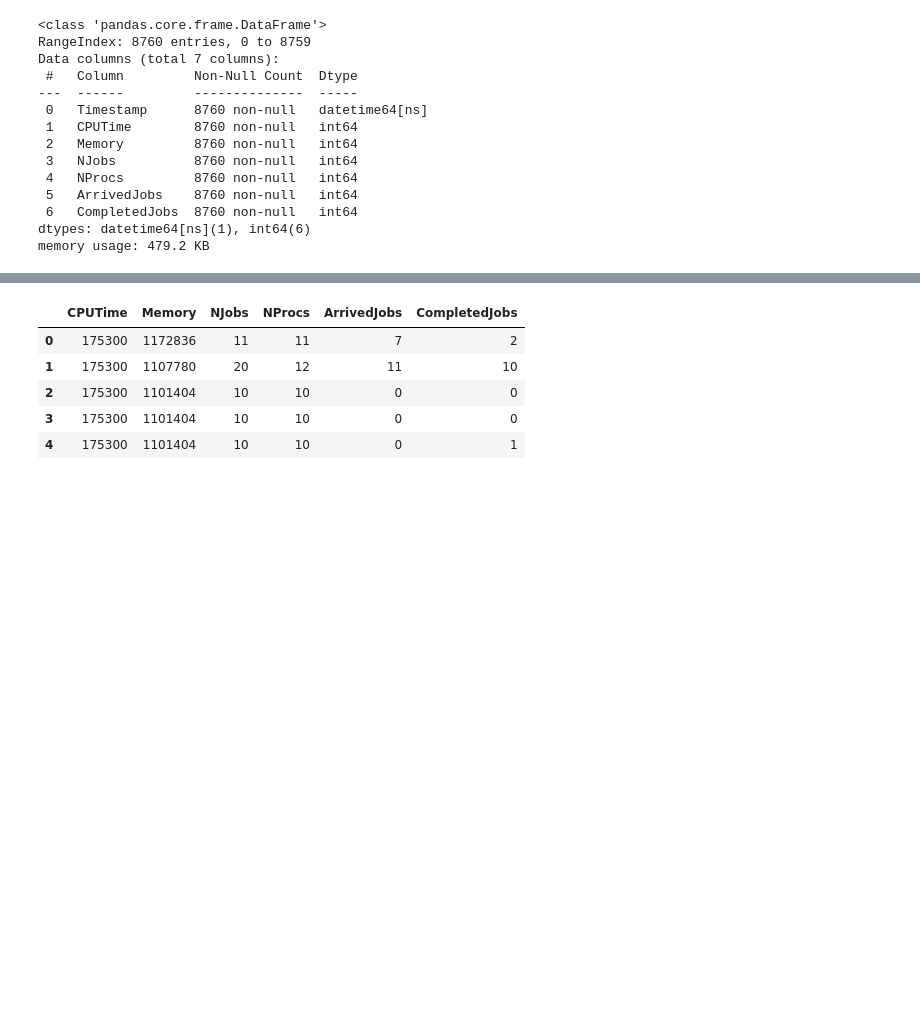
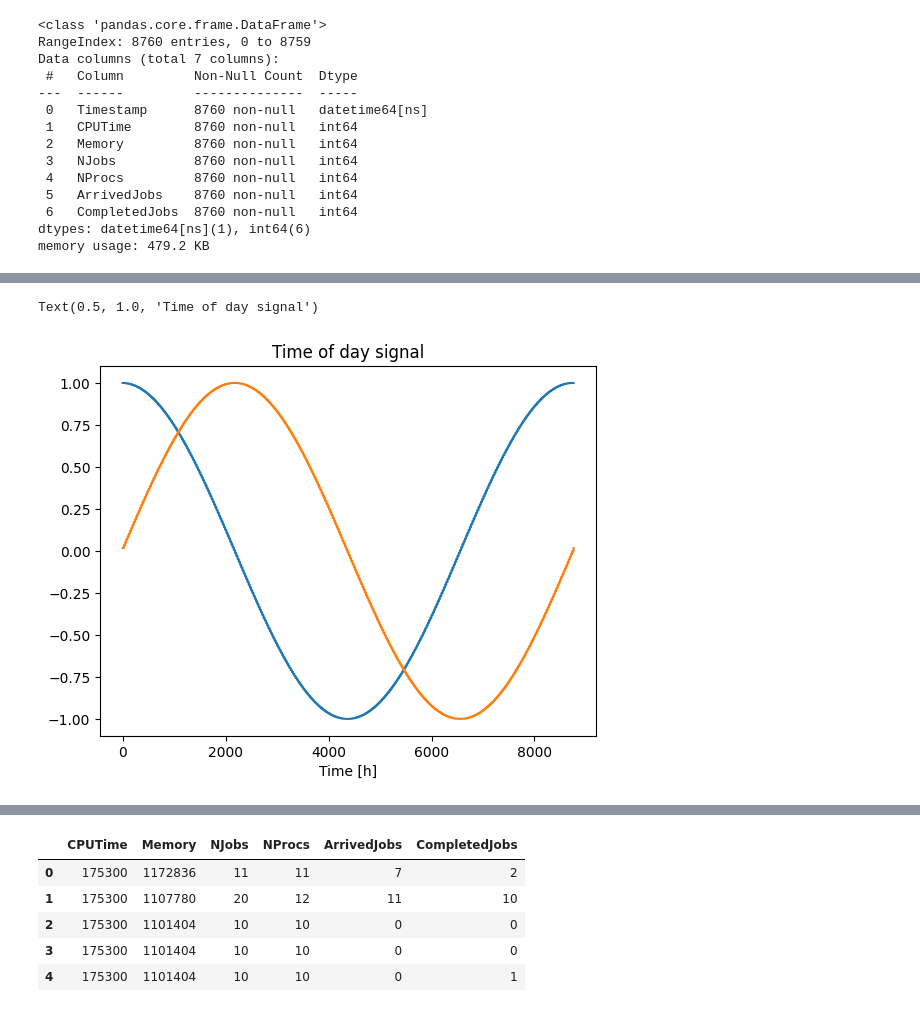
Before and after one commit to alextsaf/Thesis-NTUA, a Jupyter notebook: regression.ipynb, the cells around one changed output, grey strips where cells are left out. Cells and saved outputs as stored; diff of their text form; code cells hidden in the pictures; blank space fills up the shorter version.

```diff
--- a/regression.ipynb
+++ b/regression.ipynb
@@ -45,3 +49,11 @@ dataset.head()
+# %%
+plt.plot(np.array(dataset['cosDay']))
+plt.plot(np.array(dataset['sinDay']))
+plt.xlabel('Time [h]')
+plt.title('Time of day signal')
+# %% [output]
+Text(0.5, 1.0, 'Time of day signal')
+[figure, added]
 # %%
 labels = {"CPUTime": list(dataset.loc[1:,"CPUTime"]),
           "Memory": list(dataset.loc[1:,"Memory"]),
```
Also changed, not shown: parts of 10 cells of this notebook, 1 other file.
